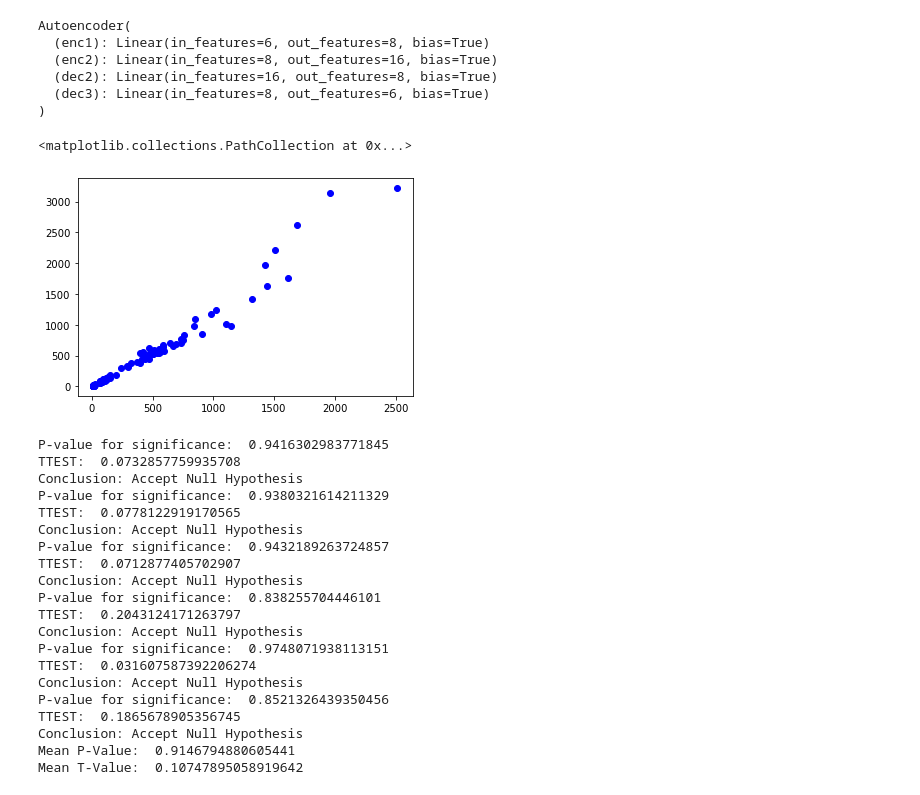
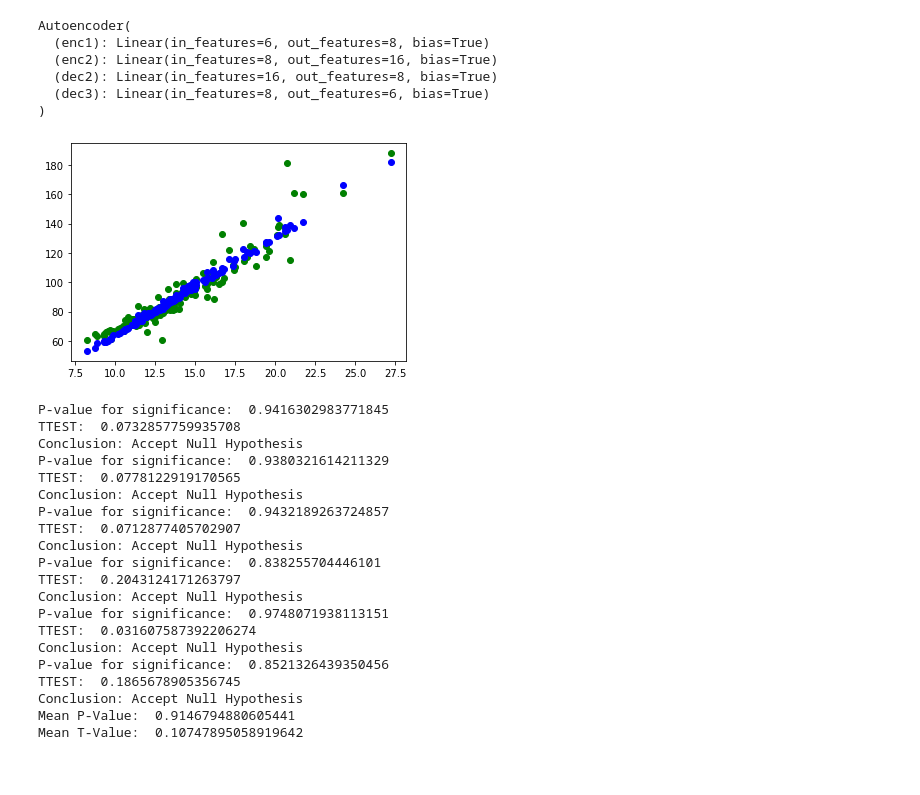
Before and after one commit to n-minhhai/DL-data-imputation, a Jupyter notebook: model3.ipynb, the cells around one changed output. Drawn from its saved outputs; the diff is of its cells as text; code cells hidden in the pictures.

Commit message:
Updated graph for model 3

```diff
--- a/model3.ipynb
+++ b/model3.ipynb
@@ -289,11 +289,12 @@ for missing_data, full_data, predicted in zip(x_test, y_test_inverse, predicted_
                 x_values.append(full_data[0].item())
                 real_values.append(full_data[i].item())
                 predicted_values.append(predicted[i].item())
-# %%
-plt.scatter(predicted_values, real_values, color='blue')
-# %% [output]
-<matplotlib.collections.PathCollection at 0x...>
-[figure, removed]
+# %%
+plt.scatter(y_test_inverse[:, 0], predicted_set[:, 1], color='green')
+plt.scatter(y_test_inverse[:, 0], y_test_inverse[:, 1], color='blue')
+plt.show()
+# %% [output]
+[figure, added]
 # %%
 from scipy import stats
 from statsmodels.stats import weightstats as stets
```
